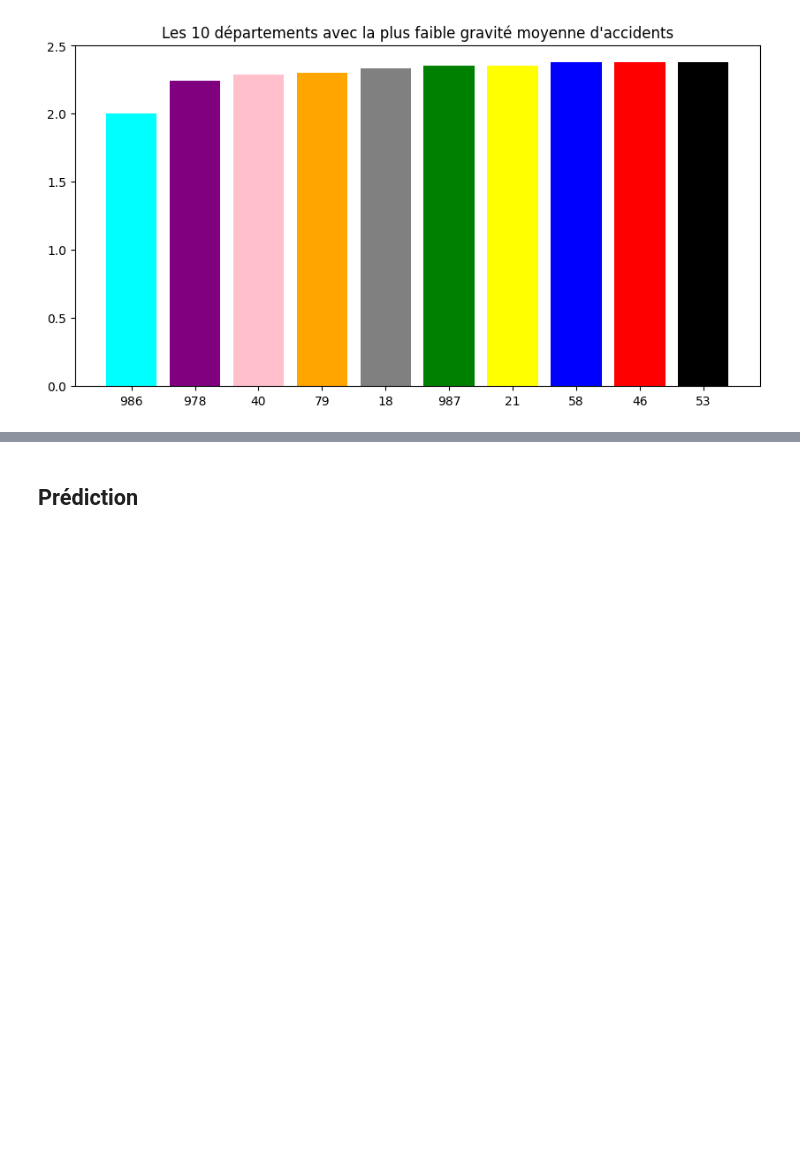
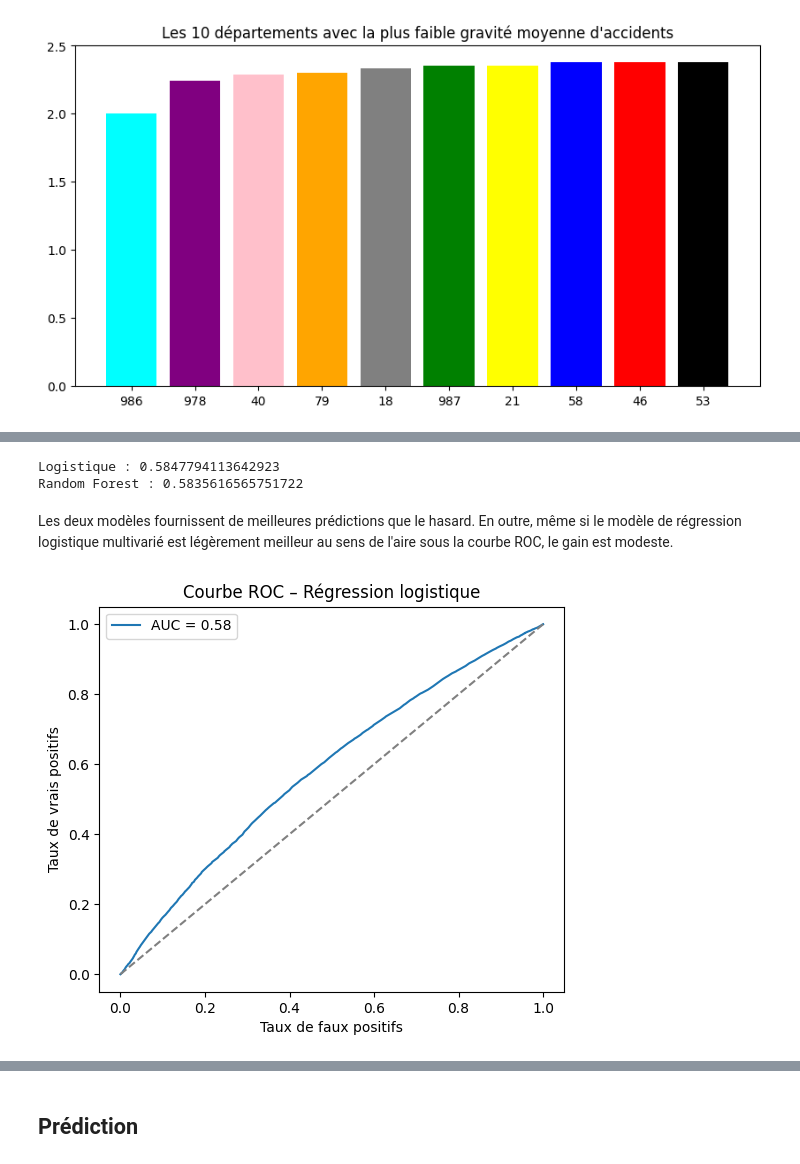
Before and after one commit to JohanneBohn/Python-DS, a Jupyter notebook: rapport.ipynb, the cells around one changed output, grey strips where cells are left out. Drawn from its saved outputs; the diff is of its cells as text; code cells hidden in the pictures; blank space fills up the shorter version.

Commit message:
Régressions logistiques et random forest

```diff
--- a/rapport.ipynb
+++ b/rapport.ipynb
@@ -195,0 +276,14 @@ df_h = df_t - df_f
+# %%
+X_train, X_test, Y_train, Y_test = train_test_split(
+    X, Y,
+    test_size=0.3,
+    random_state=42,
+    stratify=Y
+)
+# %%
+pipeline = Pipeline([
+    ("scaler", StandardScaler()),
+    ("logreg", LogisticRegression(max_iter=1000))
+])
+# %%
+pipeline.fit(X_train, Y_train)
@@ -195,0 +293,3 @@ df_h = df_t - df_f
+# %%
+Y_pred = pipeline.predict(X_test)
+Y_proba = pipeline.predict_proba(X_test)[:, 1]
@@ -195,0 +381,28 @@ df_h = df_t - df_f
+# %%
+from sklearn.metrics import roc_auc_score
+
+print("Logistique :", roc_auc_score(Y_test, Y_proba))
+print("Random Forest :", roc_auc_score(Y_test, Y_proba_rf))
+# %% [output]
+Logistique : 0.5847794113642923
+Random Forest : 0.5835616565751722
+# %% [markdown]
+Les deux modèles fournissent de meilleures prédictions que le hasard. En outre, même si le modèle de régression logistique multivarié est légèrement meilleur au sens de l'aire sous la courbe ROC, le gain est modeste.
+# %%
+import matplotlib.pyplot as plt
+from sklearn.metrics import roc_curve, auc
+
+
+fpr, tpr, _ = roc_curve(Y_test, Y_proba)
+roc_auc = auc(fpr, tpr)
+
+plt.figure(figsize=(6, 5))
+plt.plot(fpr, tpr, label=f"AUC = {roc_auc:.2f}")
+plt.plot([0, 1], [0, 1], linestyle="--", color="grey")
+plt.xlabel("Taux de faux positifs")
+plt.ylabel("Taux de vrais positifs")
+plt.title("Courbe ROC – Régression logistique")
+plt.legend()
+plt.show()
+# %% [output]
+[figure, added]
```
Also changed, not shown: parts of 33 cells of this notebook.
